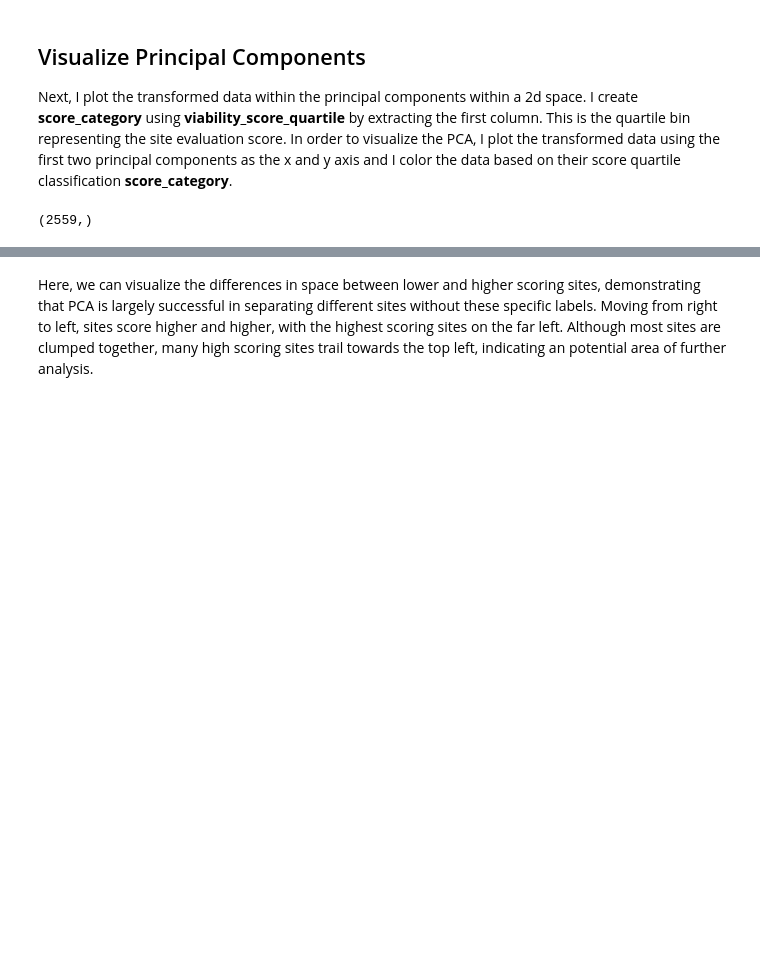
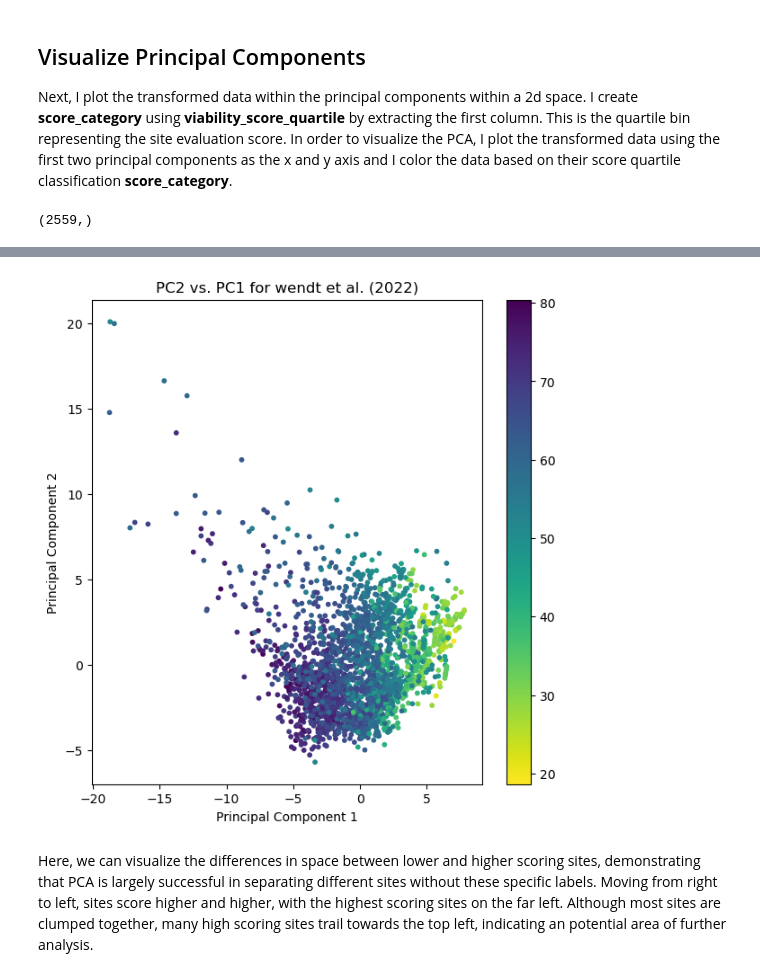
Before and after one commit to lilycastiel/thesis-cgs, a Jupyter notebook: SQ2.ipynb, the cells around one changed output, grey strips where cells are left out. Saved outputs shown, nothing was run; the diff lists cells and outputs as text; code cells hidden in the pictures; blank space fills up the shorter version.

```diff
--- a/SQ2.ipynb
+++ b/SQ2.ipynb
@@ -233,2 +238,4 @@ score_category.shape
+# %%
+score_category1 = wendt['S1']
 # %%
 plt.figure(figsize = (7, 7))
@@ -241,3 +258,12 @@ sns.scatterplot(x = wendt_2d[:, 0], y = wendt_2d[:, 1], hue = score_category);
+# %%
+plt.figure(figsize = (7, 7))
+plt.title("PC2 vs. PC1 for wendt et al. (2022)")
+plt.xlabel("Principal Component 1")
+plt.ylabel("Principal Component 2")
+sc = plt.scatter(x = wendt_2d[:, 0], y = wendt_2d[:, 1], c = score_category1, s= 10, cmap='viridis_r')
+cbar = plt.colorbar(sc);
+# %% [output]
+[figure, added]
 # %% [markdown]
 Here, we can visualize the differences in space between lower and higher scoring sites, demonstrating that PCA is largely successful in separating different sites without these specific labels. Moving from right to left, sites score higher and higher, with the highest scoring sites on the far left. Although most sites are clumped together, many high scoring sites trail towards the top left, indicating an potential area of further analysis.
 # %%
```
Also changed, not shown: parts of 17 cells of this notebook.
